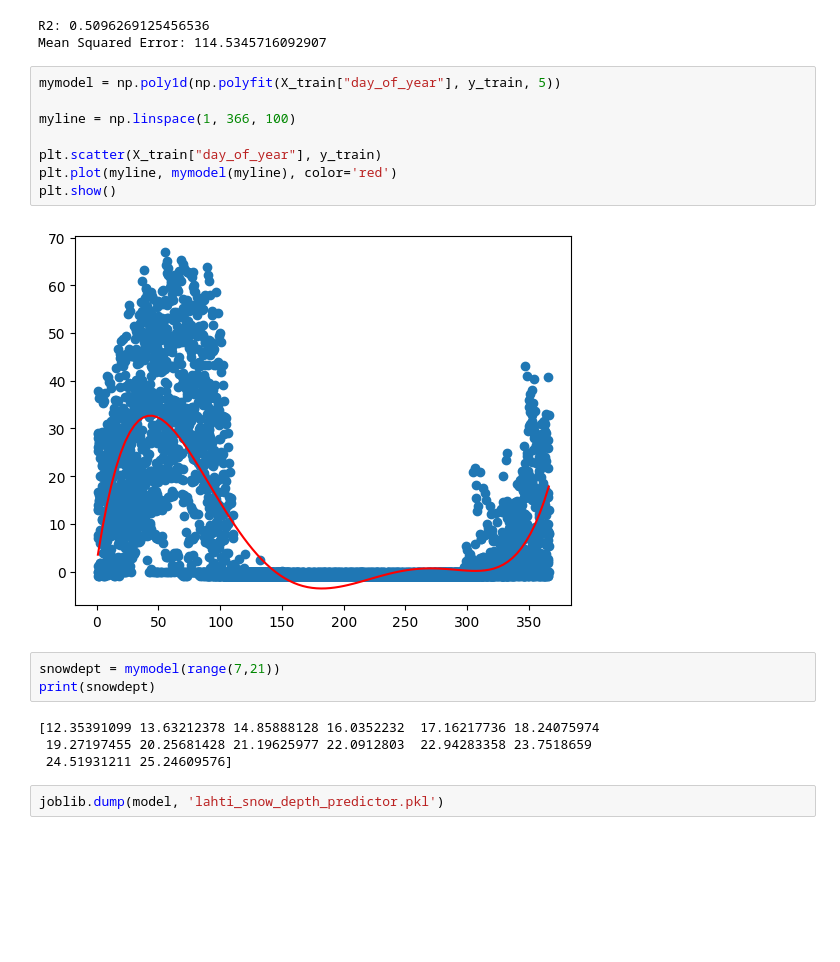
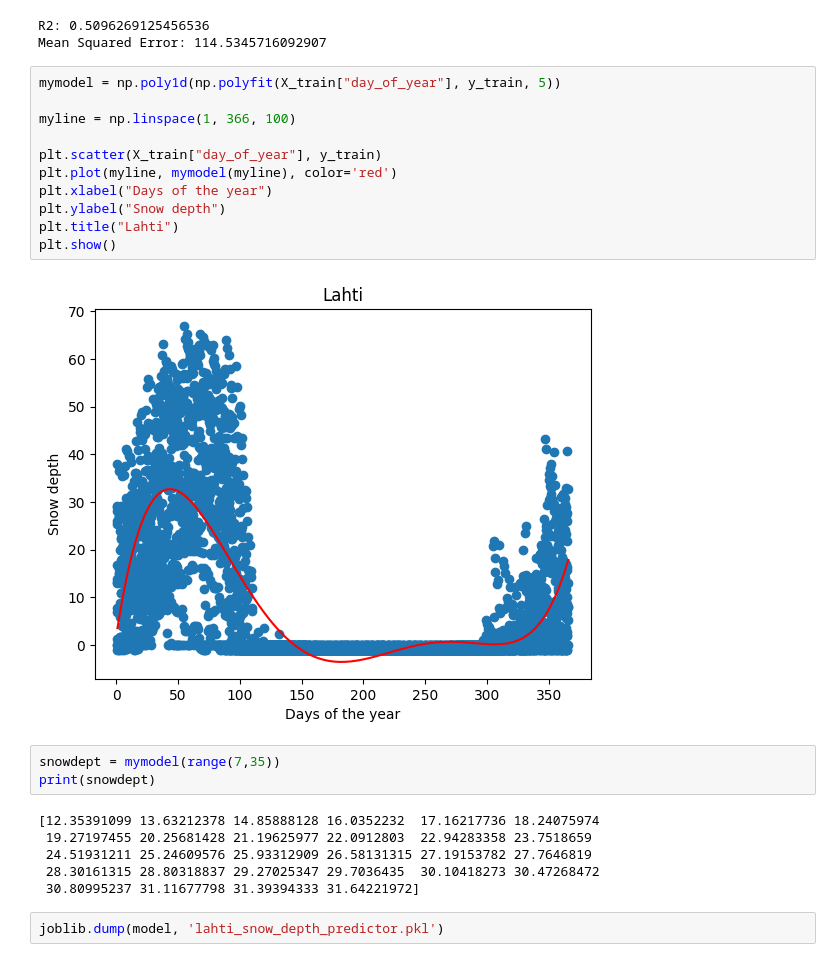
Before and after one commit to Mini-project-Team-Theta/team_theta, a Jupyter notebook: lahti_df_polymodel.ipynb, the cells around one changed output. Drawn from its saved outputs; the diff is of its cells as text; blank space fills up the shorter version.

```diff
--- a/lahti_df_polymodel.ipynb
+++ b/lahti_df_polymodel.ipynb
@@ -78,20 +78,25 @@ Mean Squared Error: 114.5345716092907
 # %%
 mymodel = np.poly1d(np.polyfit(X_train["day_of_year"], y_train, 5))
 
 myline = np.linspace(1, 366, 100)
 
 plt.scatter(X_train["day_of_year"], y_train)
 plt.plot(myline, mymodel(myline), color='red')
+plt.xlabel("Days of the year")
+plt.ylabel("Snow depth")
+plt.title("Lahti")
 plt.show()
 # %% [output]
-[figure, old version]
+[figure, new version]
 # %%
-snowdept = mymodel(range(7,21))
+snowdept = mymodel(range(7,35))
 print(snowdept)
 # %% [output]
 [12.35391099 13.63212378 14.85888128 16.0352232  17.16217736 18.24075974
  19.27197455 20.25681428 21.19625977 22.0912803  22.94283358 23.7518659
- 24.51931211 25.24609576]
+ 24.51931211 25.24609576 25.93312909 26.58131315 27.19153782 27.7646819
+ 28.30161315 28.80318837 29.27025347 29.7036435  30.10418273 30.47268472
+ 30.80995237 31.11677798 31.39394333 31.64221972]
 # %%
 joblib.dump(model, 'lahti_snow_depth_predictor.pkl')
 # %% [output]
```
Also changed, not shown: 4 other files.
